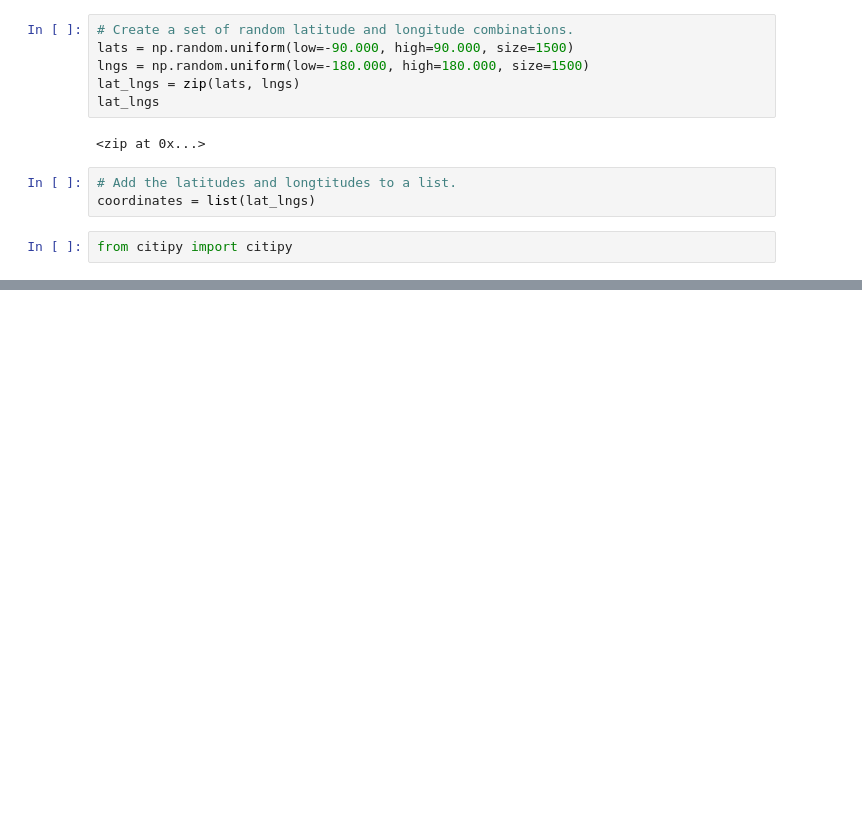
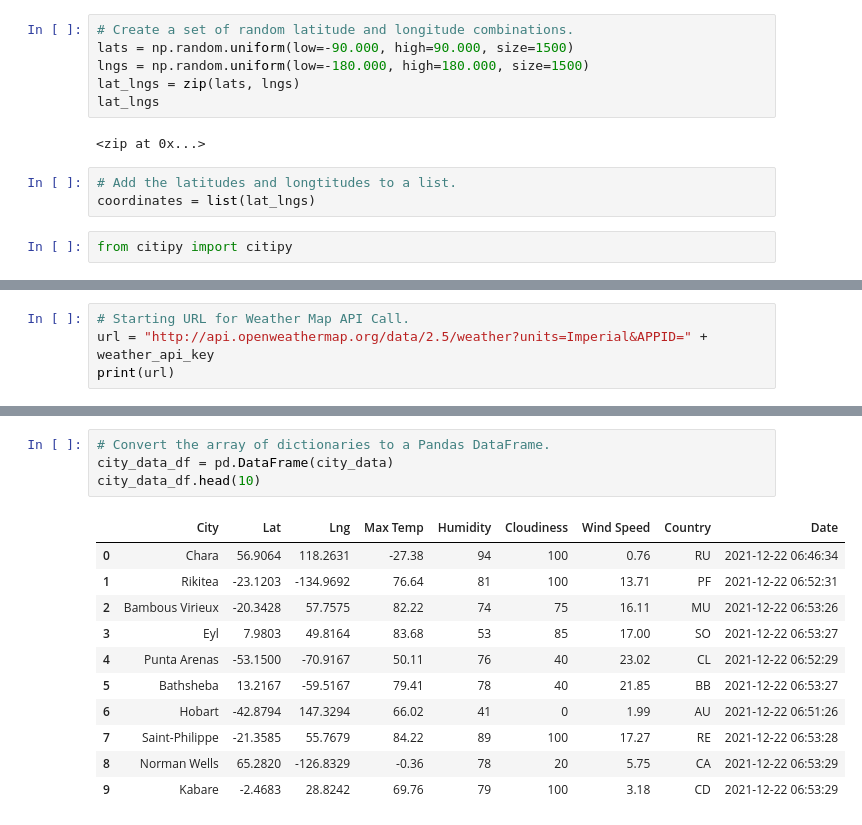
Before and after one commit to theeekumar/World_Weather_Analysis, a Jupyter notebook: WeatherPy.ipynb, the cells around one changed output, grey strips where cells are left out. Cells and saved outputs as stored; diff of their text form; blank space fills up the shorter version.

Commit message:
Modifying .gitignore and adding WeatherPy file.

```diff
--- a/WeatherPy.ipynb
+++ b/WeatherPy.ipynb
@@ -32,0 +39,4 @@ len(cities)
+# %%
+# Starting URL for Weather Map API Call.
+url = "http://api.openweathermap.org/data/2.5/weather?units=Imperial&APPID=" + weather_api_key
+print(url)
@@ -32,0 +120,16 @@ len(cities)
+# %%
+# Convert the array of dictionaries to a Pandas DataFrame.
+city_data_df = pd.DataFrame(city_data)
+city_data_df.head(10)
+# %% [output]
+|  | City | Lat | Lng | Max Temp | Humidity | Cloudiness | Wind Speed | Country | Date |
+| 0 | Chara | 56.9064 | 118.2631 | -27.38 | 94 | 100 | 0.76 | RU | 2021-12-22 06:46:34 |
+| 1 | Rikitea | -23.1203 | -134.9692 | 76.64 | 81 | 100 | 13.71 | PF | 2021-12-22 06:52:31 |
+| 2 | Bambous Virieux | -20.3428 | 57.7575 | 82.22 | 74 | 75 | 16.11 | MU | 2021-12-22 06:53:26 |
+| 3 | Eyl | 7.9803 | 49.8164 | 83.68 | 53 | 85 | 17.00 | SO | 2021-12-22 06:53:27 |
+| 4 | Punta Arenas | -53.1500 | -70.9167 | 50.11 | 76 | 40 | 23.02 | CL | 2021-12-22 06:52:29 |
+| 5 | Bathsheba | 13.2167 | -59.5167 | 79.41 | 78 | 40 | 21.85 | BB | 2021-12-22 06:53:27 |
+| 6 | Hobart | -42.8794 | 147.3294 | 66.02 | 41 | 0 | 1.99 | AU | 2021-12-22 06:51:26 |
+| 7 | Saint-Philippe | -21.3585 | 55.7679 | 84.22 | 89 | 100 | 17.27 | RE | 2021-12-22 06:53:28 |
+| 8 | Norman Wells | 65.2820 | -126.8329 | -0.36 | 78 | 20 | 5.75 | CA | 2021-12-22 06:53:29 |
+| 9 | Kabare | -2.4683 | 28.8242 | 69.76 | 79 | 100 | 3.18 | CD | 2021-12-22 06:53:29 |
```
Also changed, not shown: parts of 7 cells of this notebook, 3 other files.
